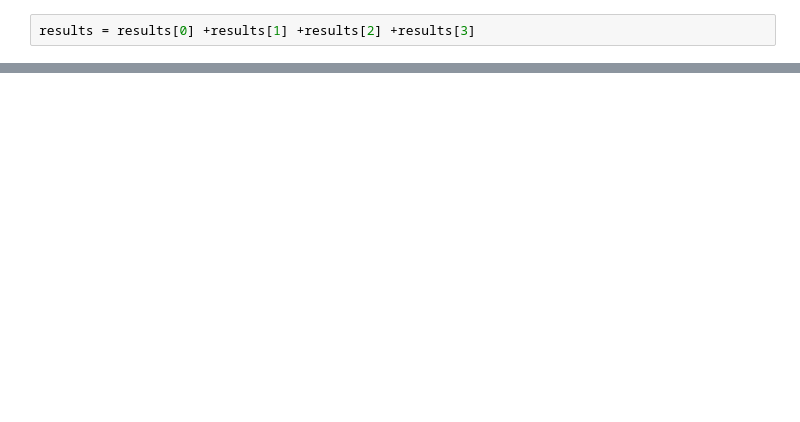
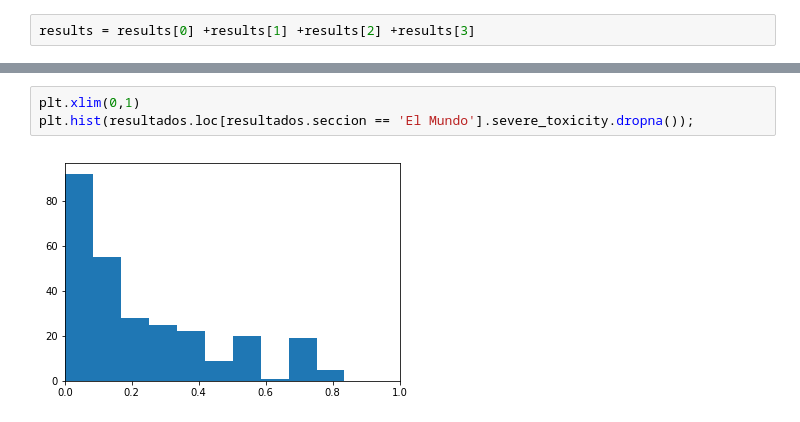
Before and after one commit to pbagedelli/analisis-comentarios, a Jupyter notebook: Perspective prueba.ipynb, the cells around one changed output, grey strips where cells are left out. Drawn from its saved outputs; the diff is of its cells as text; blank space fills up the shorter version.

```diff
--- a/Perspective prueba.ipynb
+++ b/Perspective prueba.ipynb
@@ -166,0 +193,5 @@ df_comentarios.to_csv('./data/hugo moyano pedido detencion hijo Perspective.csv'
+# %%
+plt.xlim(0,1)
+plt.hist(resultados.loc[resultados.seccion == 'El Mundo'].severe_toxicity.dropna());
+# %% [output]
+[figure, added]
```
Also changed, not shown: parts of 16 cells of this notebook.
